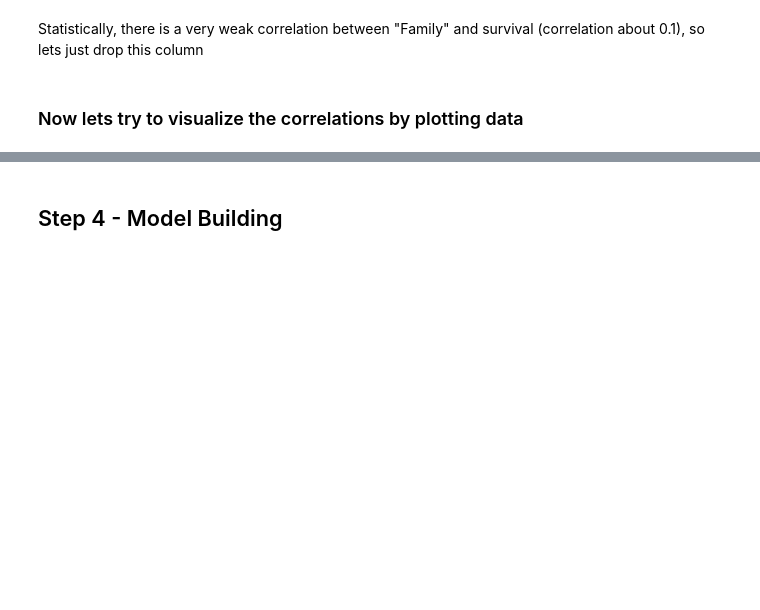
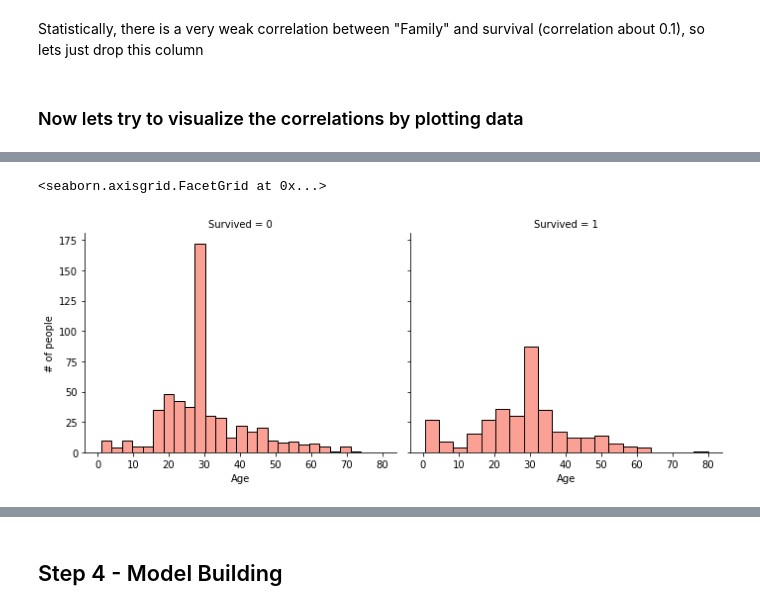
Before and after one commit to felipedaniel1910/TitanicAnalysis, a Jupyter notebook: script.ipynb, the cells around one changed output, grey strips where cells are left out. Saved outputs shown, nothing was run; the diff lists cells and outputs as text; code cells hidden in the pictures; blank space fills up the shorter version.

```diff
--- a/script.ipynb
+++ b/script.ipynb
@@ -282,0 +277,12 @@ test_df.drop(["Family","SibSp","Parch"], axis=1, inplace=True) # drop features o
+# %%
+#create the facetgrid with seaborn library
+g = sns.FacetGrid(train_df, col='Survived', height=4, aspect=1.2)
+#create the plot
+g.map(sns.histplot, "Age", color='salmon')
+#the plot can also be done with matplotlib library, as showed below
+#g.map(plt.hist, 'Age', bins=20, color='salmon')
+#insert ylabel
+g.set_ylabels("# of people")
+# %% [output]
+<seaborn.axisgrid.FacetGrid at 0x...>
+[figure, added]
```
Also changed, not shown: parts of 32 cells of this notebook.
